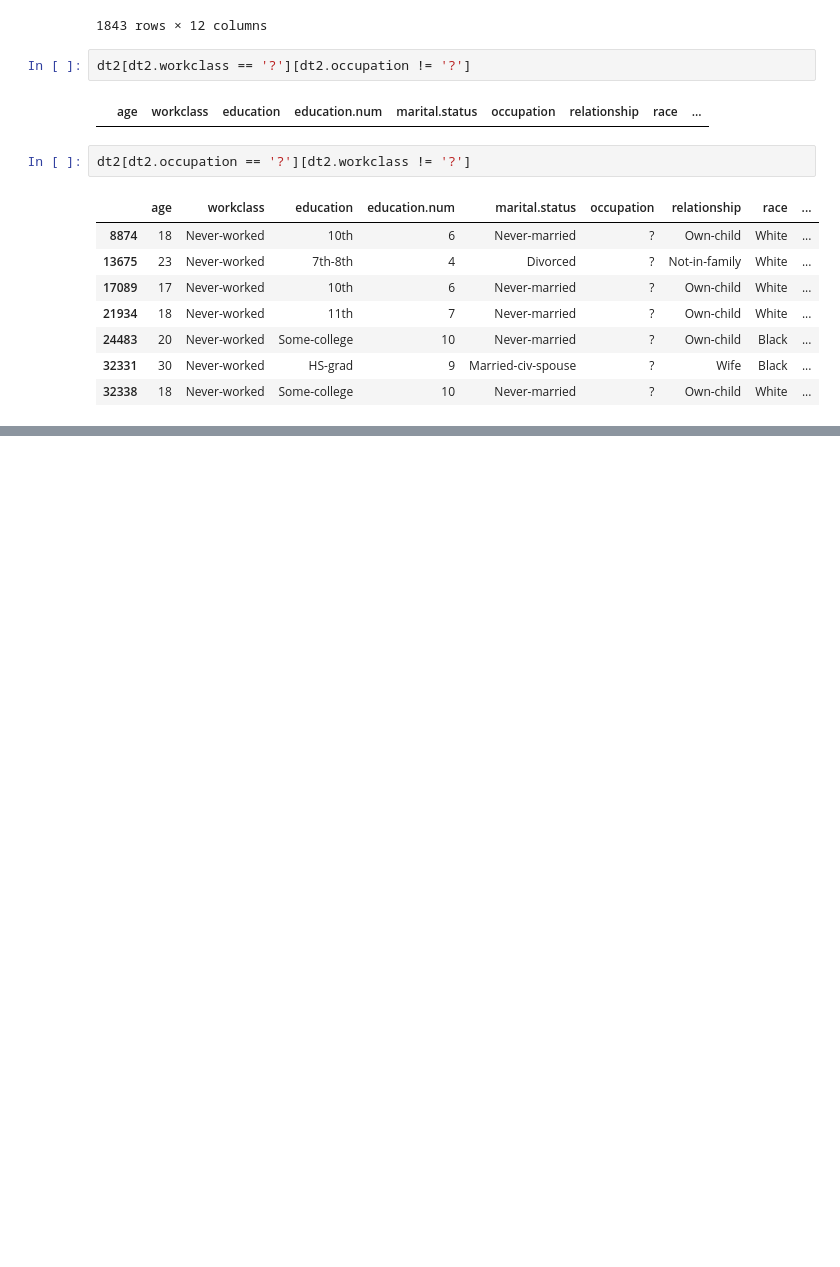
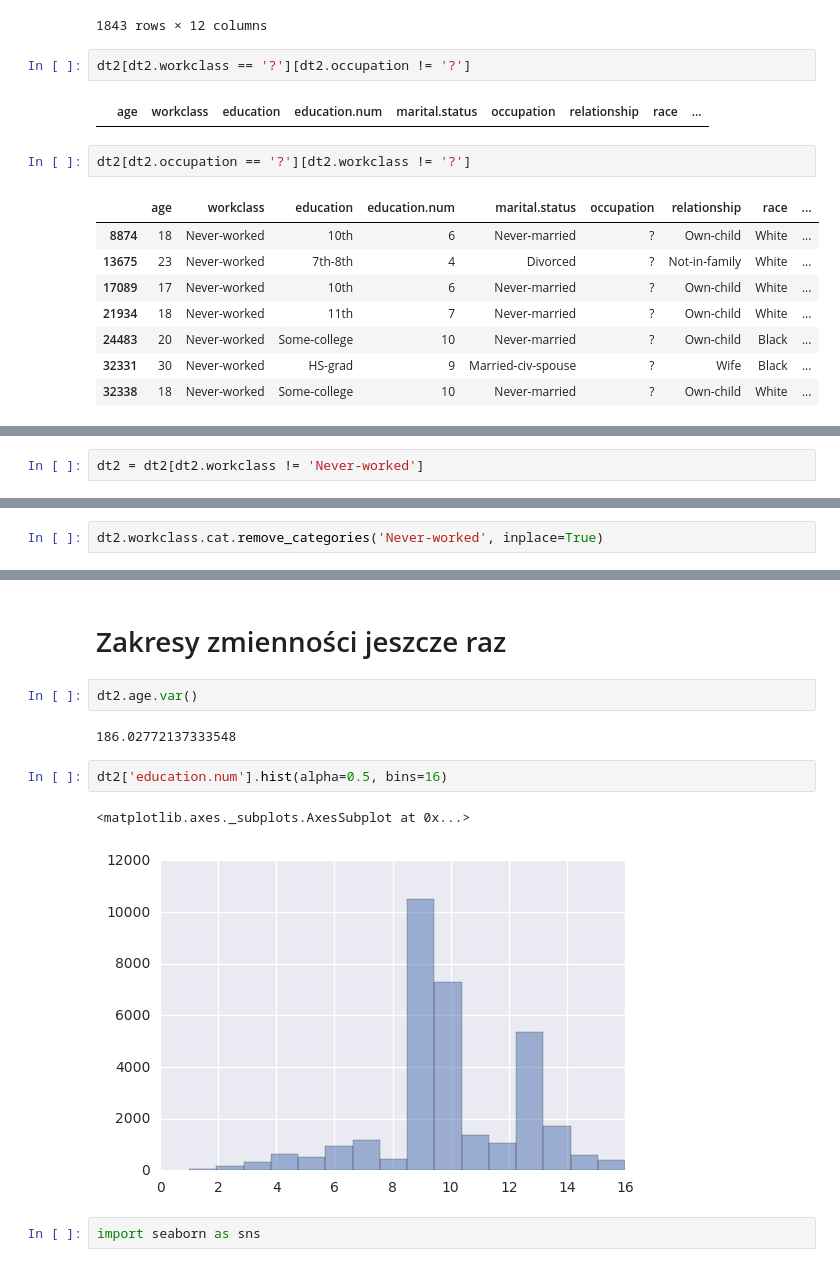
Before and after one commit to basteki/Eksda, a Jupyter notebook: temat2grzebanie-ag.ipynb, the cells around one changed output, grey strips where cells are left out. Saved outputs shown, nothing was run; the diff lists cells and outputs as text; blank space fills up the shorter version.

```diff
--- a/temat2grzebanie-ag.ipynb
+++ b/temat2grzebanie-ag.ipynb
@@ -540,0 +604,2 @@ dt2[dt2.occupation == '?'][dt2.workclass != '?']
+# %%
+dt2 = dt2[dt2.workclass != 'Never-worked']
@@ -540,0 +610,2 @@ dt2[dt2.occupation == '?'][dt2.workclass != '?']
+# %%
+dt2.workclass.cat.remove_categories('Never-worked', inplace=True)
@@ -540,0 +652,13 @@ dt2[dt2.occupation == '?'][dt2.workclass != '?']
+# %% [markdown]
+# Zakresy zmienności jeszcze raz
+# %%
+dt2.age.var()
+# %% [output]
+186.02772137333548
+# %%
+dt2['education.num'].hist(alpha=0.5, bins=16)
+# %% [output]
+<matplotlib.axes._subplots.AxesSubplot at 0x...>
+[figure, added]
+# %%
+import seaborn as sns
```
Also changed, not shown: parts of 35 cells of this notebook.
